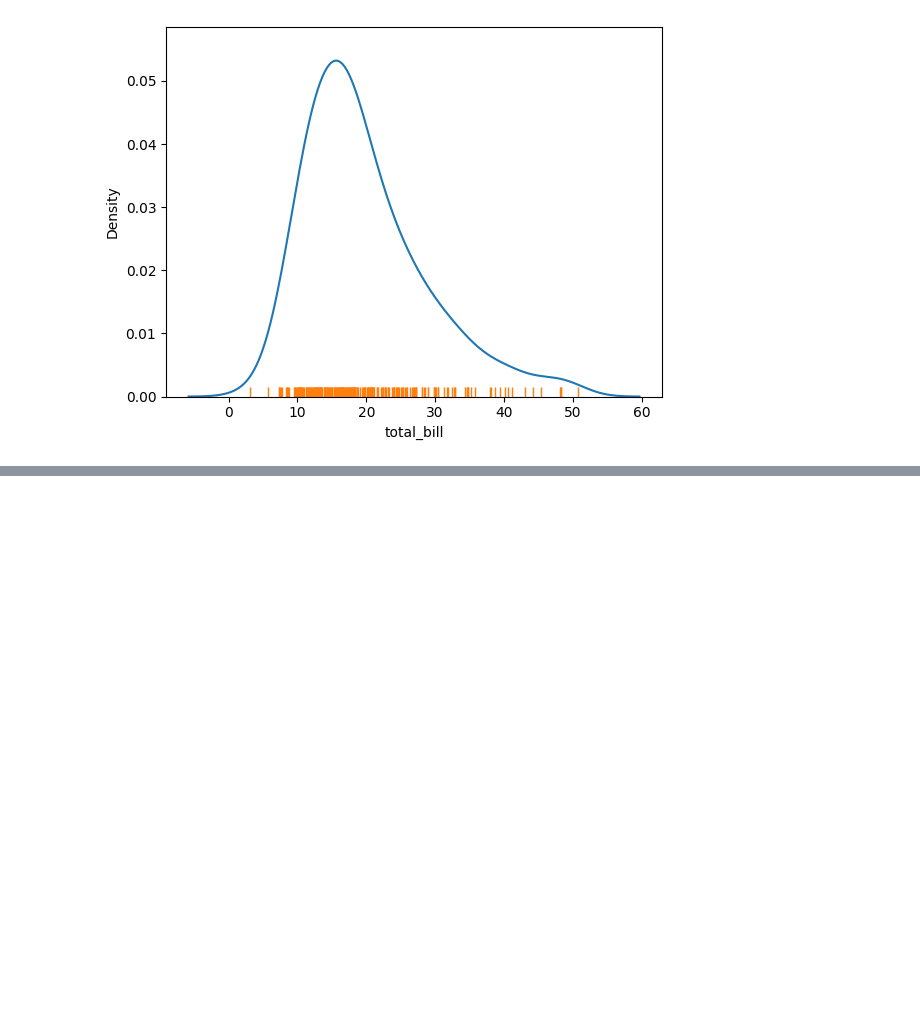
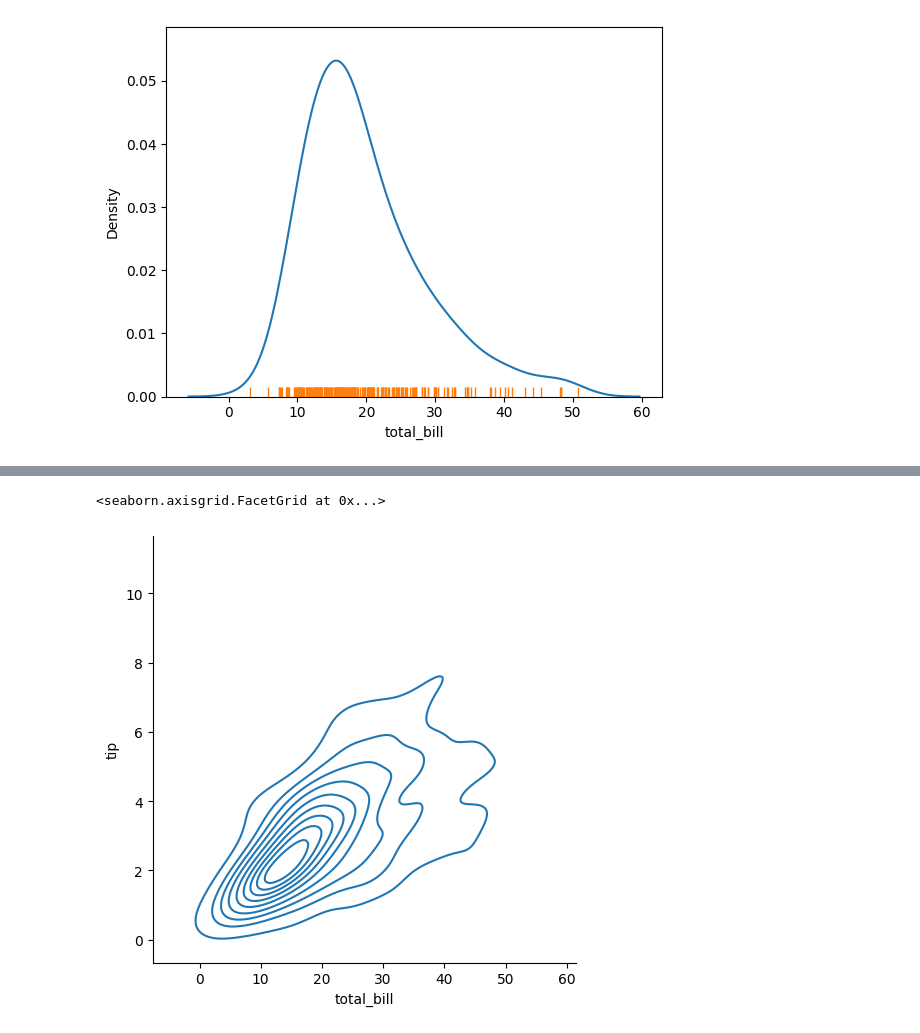
Before and after one commit to JARVIS20240/Python_pandas_for_DS-ML, a Jupyter notebook: Ch-9_Seaborn/01_Bais.ipynb, the cells around one changed output, grey strips where cells are left out. Cells and saved outputs as stored; diff of their text form; code cells hidden in the pictures; blank space fills up the shorter version.

```diff
--- a/Ch-9_Seaborn/01_Bais.ipynb
+++ b/Ch-9_Seaborn/01_Bais.ipynb
@@ -244,0 +254,7 @@ sns.rugplot(data=tips, x="total_bill")
+# %%
+# Bivariate Kdeplot
+sns.displot(data=tips, x="total_bill", y="tip", kind="kde")
+# Closest lines have multiple data at that point
+# %% [output]
+<seaborn.axisgrid.FacetGrid at 0x...>
+[figure, added]
```
Also changed, not shown: parts of 2 cells of this notebook.
